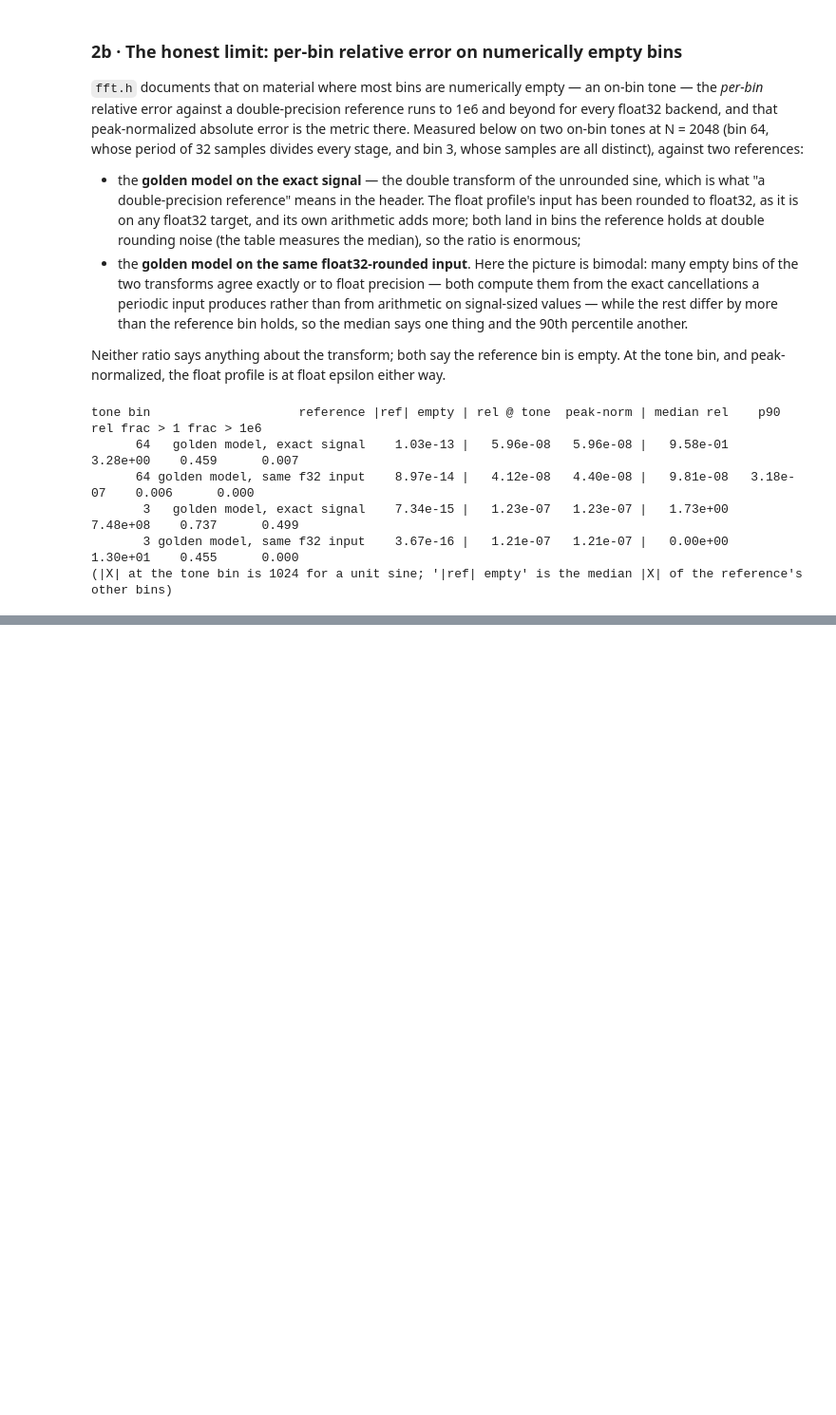
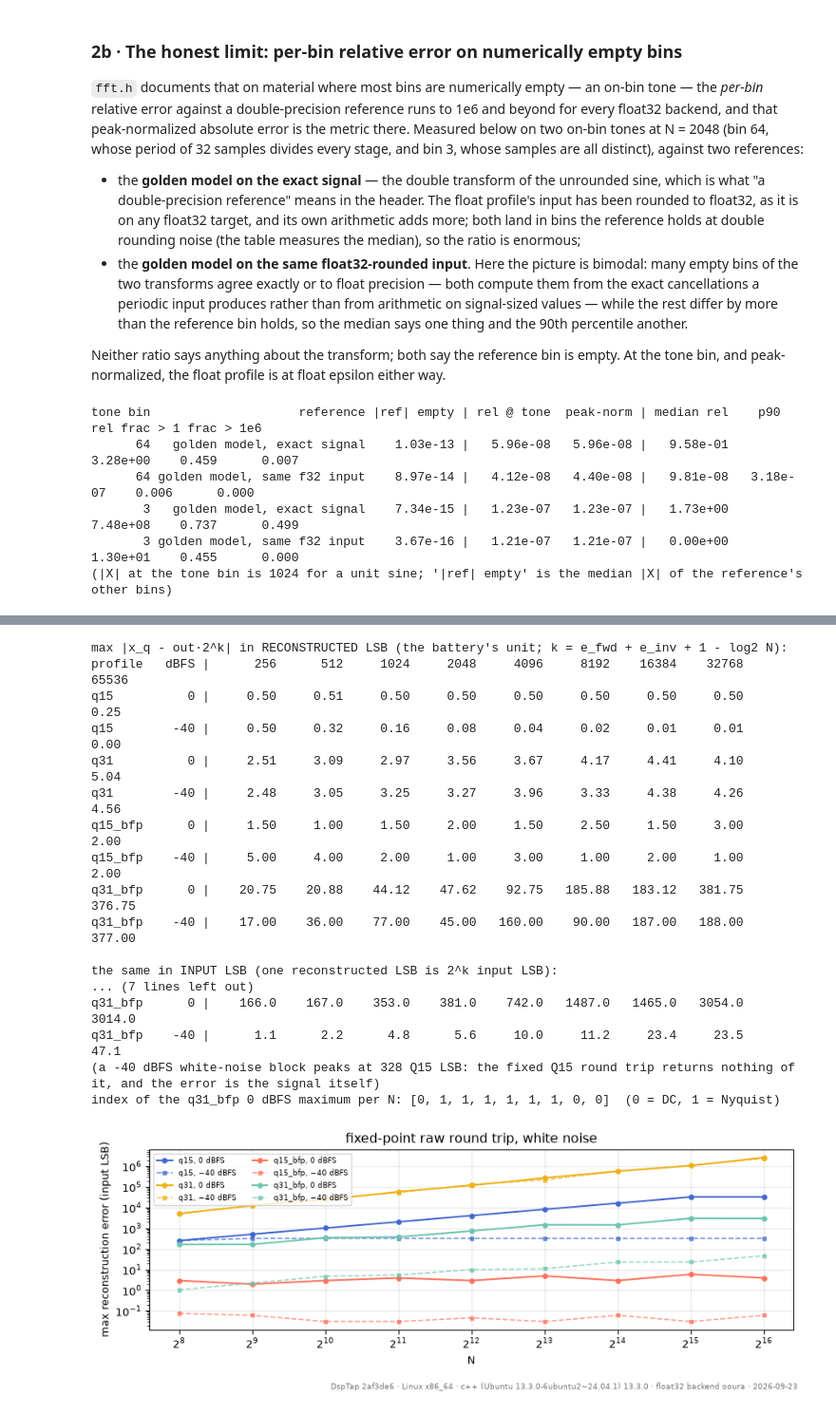
Before and after one commit to tap/DspTap, a Jupyter notebook: notebooks/fft.ipynb, the cells around one changed output, grey strips where cells are left out. Shown at 95% size. Saved outputs shown, nothing was run; the diff lists cells and outputs as text; code cells hidden in the pictures; blank space fills up the shorter version.

```diff
--- a/notebooks/fft.ipynb
+++ b/notebooks/fft.ipynb
@@ -389,0 +900,62 @@ backend the setup cell prints; the corresponding hard gates live in `tests/test_
+# %%
+RT_NS = [2 ** k for k in range(8, 17)]
+rt, rt_rec = {}, {}
+for p in FIXED:
+    for lv in (0, -40):
+        vals, recs = [], []
+        for nn in RT_NS:
+            f = tap.RealFFT(nn, p)
+            xq = random_signal(f, nn, 0x2545F491 ^ nn, 10 ** (lv / 20))
+            buf = xq.copy()
+            k = f.forward_inplace_raw(buf) + f.inverse_inplace_raw(buf) + 1 - int(np.log2(nn))
+            err = np.max(np.abs(f.from_native(xq) - f.from_native(buf, k))) / lsb(f)
+            vals.append(err)
+            recs.append(err / 2.0 ** k)
+        rt[(p, lv)], rt_rec[(p, lv)] = vals, recs
+print("max |x_q - out·2^k| in RECONSTRUCTED LSB (the battery's unit; k = e_fwd + e_inv + 1 - log2 N):")
+print(f"{'profile':8} {'dBFS':>5} | " + " ".join(f"{nn:>8}" for nn in RT_NS))
+for key in rt_rec:
+    print(f"{key[0]:8} {key[1]:5d} | " + " ".join(f"{v:8.2f}" for v in rt_rec[key]))
+print("\nthe same in INPUT LSB (one reconstructed LSB is 2^k input LSB):")
+print(f"{'profile':8} {'dBFS':>5} | " + " ".join(f"{nn:>8}" for nn in RT_NS))
+for key in rt:
+    print(f"{key[0]:8} {key[1]:5d} | " + " ".join(f"{v:8.1f}" for v in rt[key]))
+print("(a -40 dBFS white-noise block peaks at 328 Q15 LSB: the fixed Q15 round trip returns nothing of it, and the error is the signal itself)")
+# Where the Q31 block-floating maximum sits: the DC path, as in §4.2.
+where = []
+for nn in RT_NS:
+    f = tap.RealFFT(nn, "q31_bfp")
+    xq = random_signal(f, nn, 0x2545F491 ^ nn, 1.0)
+    buf = xq.copy()
+    k = f.forward_inplace_raw(buf) + f.inverse_inplace_raw(buf) + 1 - int(np.log2(nn))
+    where.append(int(np.argmax(np.abs(f.from_native(xq) - f.from_native(buf, k)))))
+print(f"index of the q31_bfp 0 dBFS maximum per N: {where}  (0 = DC, 1 = Nyquist)")
+
+fig, ax = plt.subplots(figsize=(9, 3.4))
+for ci, p in enumerate(FIXED):
+    ax.loglog(RT_NS, np.maximum(rt[(p, 0)], 1e-2), "-", marker="o", ms=4, lw=1.5, color=C[ci], label=f"{p}, 0 dBFS")
+    ax.loglog(RT_NS, np.maximum(rt[(p, -40)], 1e-2), "--", marker="s", ms=3, lw=1.2, color=C[ci], alpha=0.7, label=f"{p}, −40 dBFS")
+ax.set_xscale("log", base=2)
+ax.set(xlabel="N", ylabel="max reconstruction error (input LSB)", title="fixed-point raw round trip, white noise")
+ax.legend(fontsize=7, ncol=2, loc="upper left")
+stamp(fig)
+plt.show()
+# %% [output]
+max |x_q - out·2^k| in RECONSTRUCTED LSB (the battery's unit; k = e_fwd + e_inv + 1 - log2 N):
+profile   dBFS |      256      512     1024     2048     4096     8192    16384    32768    65536
+q15          0 |     0.50     0.51     0.50     0.50     0.50     0.50     0.50     0.50     0.25
+q15        -40 |     0.50     0.32     0.16     0.08     0.04     0.02     0.01     0.01     0.00
+q31          0 |     2.51     3.09     2.97     3.56     3.67     4.17     4.41     4.10     5.04
+q31        -40 |     2.48     3.05     3.25     3.27     3.96     3.33     4.38     4.26     4.56
+q15_bfp      0 |     1.50     1.00     1.50     2.00     1.50     2.50     1.50     3.00     2.00
+q15_bfp    -40 |     5.00     4.00     2.00     1.00     3.00     1.00     2.00     1.00     2.00
+q31_bfp      0 |    20.75    20.88    44.12    47.62    92.75   185.88   183.12   381.75   376.75
+q31_bfp    -40 |    17.00    36.00    77.00    45.00   160.00    90.00   187.00   188.00   377.00
+
+the same in INPUT LSB (one reconstructed LSB is 2^k input LSB):
+... (7 lines left out)
+q31_bfp      0 |    166.0    167.0    353.0    381.0    742.0   1487.0   1465.0   3054.0   3014.0
+q31_bfp    -40 |      1.1      2.2      4.8      5.6     10.0     11.2     23.4     23.5     47.1
+(a -40 dBFS white-noise block peaks at 328 Q15 LSB: the fixed Q15 round trip returns nothing of it, and the error is the signal itself)
+index of the q31_bfp 0 dBFS maximum per N: [0, 1, 1, 1, 1, 1, 1, 0, 0]  (0 = DC, 1 = Nyquist)
+[figure, added]
```
Also changed, not shown: parts of 26 cells of this notebook.
